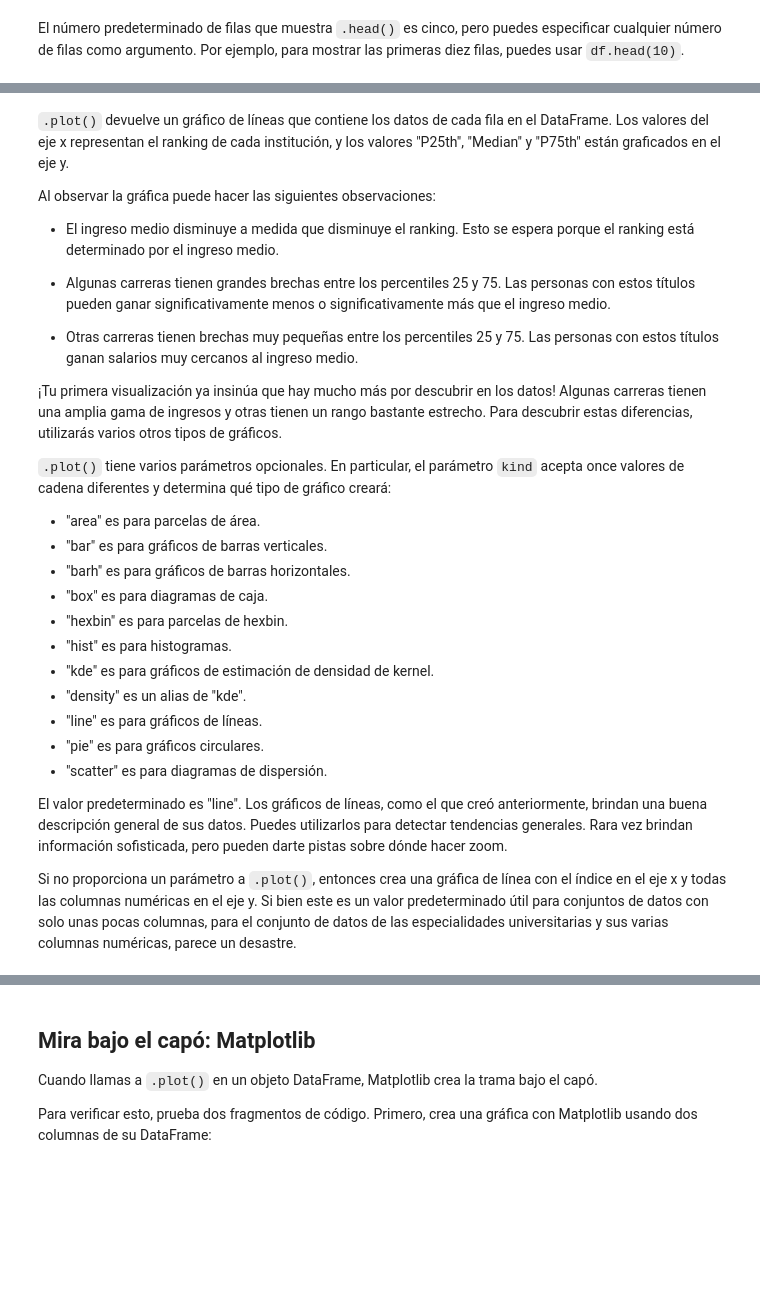
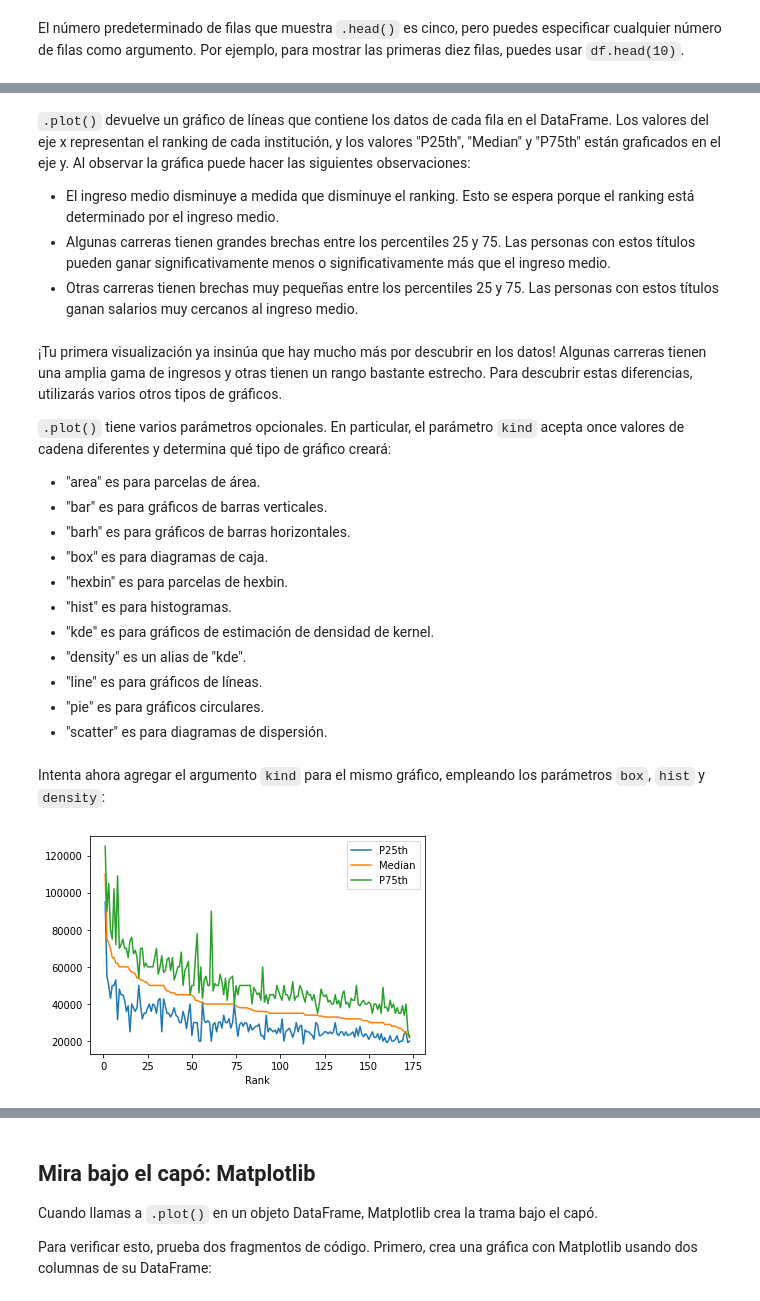
Before and after one commit to renatoparedes/IntroPythonInvestigacionPsicologia, a Jupyter notebook: AnalisisdeDatosCuantitativos/VisualizacionDeDatos.ipynb, the cells around one changed output, grey strips where cells are left out. Saved outputs shown, nothing was run; the diff lists cells and outputs as text; code cells hidden in the pictures; blank space fills up the shorter version.

```diff
--- a/AnalisisdeDatosCuantitativos/VisualizacionDeDatos.ipynb
+++ b/AnalisisdeDatosCuantitativos/VisualizacionDeDatos.ipynb
@@ -57,14 +48,10 @@ df.plot(x="Rank", y=["P25th", "Median", "P75th"]);
+# %% [markdown]
+`.plot()` devuelve un gráfico de líneas que contiene los datos de cada fila en el DataFrame. Los valores del eje x representan el ranking de cada institución, y los valores "P25th", "Median" y "P75th" están graficados en el eje y. Al observar la gráfica puede hacer las siguientes observaciones:
+
+- El ingreso medio disminuye a medida que disminuye el ranking. Esto se espera porque el ranking está determinado por el ingreso medio.
+- Algunas carreras tienen grandes brechas entre los percentiles 25 y 75. Las personas con estos títulos pueden ganar significativamente menos o significativamente más que el ingreso medio.
+- Otras carreras tienen brechas muy pequeñas entre los percentiles 25 y 75. Las personas con estos títulos ganan salarios muy cercanos al ingreso medio.
 # %% [markdown]
-`.plot()` devuelve un gráfico de líneas que contiene los datos de cada fila en el DataFrame. Los valores del eje x representan el ranking de cada institución, y los valores "P25th", "Median" y "P75th" están graficados en el eje y.
-
-Al observar la gráfica puede hacer las siguientes observaciones:
-
-- El ingreso medio disminuye a medida que disminuye el ranking. Esto se espera porque el ranking está determinado por el ingreso medio.
-
-- Algunas carreras tienen grandes brechas entre los percentiles 25 y 75. Las personas con estos títulos pueden ganar significativamente menos o significativamente más que el ingreso medio.
-
-- Otras carreras tienen brechas muy pequeñas entre los percentiles 25 y 75. Las personas con estos títulos ganan salarios muy cercanos al ingreso medio.
-
 ¡Tu primera visualización ya insinúa que hay mucho más por descubrir en los datos! Algunas carreras tienen una amplia gama de ingresos y otras tienen un rango bastante estrecho. Para descubrir estas diferencias, utilizarás varios otros tipos de gráficos.
 
 `.plot()` tiene varios parámetros opcionales. En particular, el parámetro `kind` acepta once valores de cadena diferentes y determina qué tipo de gráfico creará:
@@ -80,7 +67,9 @@ Al observar la gráfica puede hacer las siguientes observaciones:
 - "line" es para gráficos de líneas.
 - "pie" es para gráficos circulares.
 - "scatter" es para diagramas de dispersión.
-
-El valor predeterminado es "line". Los gráficos de líneas, como el que creó anteriormente, brindan una buena descripción general de sus datos. Puedes utilizarlos para detectar tendencias generales. Rara vez brindan información sofisticada, pero pueden darte pistas sobre dónde hacer zoom.
-
-Si no proporciona un parámetro a `.plot()`, entonces crea una gráfica de línea con el índice en el eje x y todas las columnas numéricas en el eje y. Si bien este es un valor predeterminado útil para conjuntos de datos con solo unas pocas columnas, para el conjunto de datos de las especialidades universitarias y sus varias columnas numéricas, parece un desastre.
+# %% [markdown]
+Intenta ahora agregar el argumento `kind` para el mismo gráfico, empleando los parámetros `box`, `hist` y `density`:
+# %%
+df.plot(x="Rank", y=["P25th", "Median", "P75th"], kind="line");
+# %% [output]
+[figure, added]
```
Also changed, not shown: parts of 68 cells of this notebook, 2 other files.
